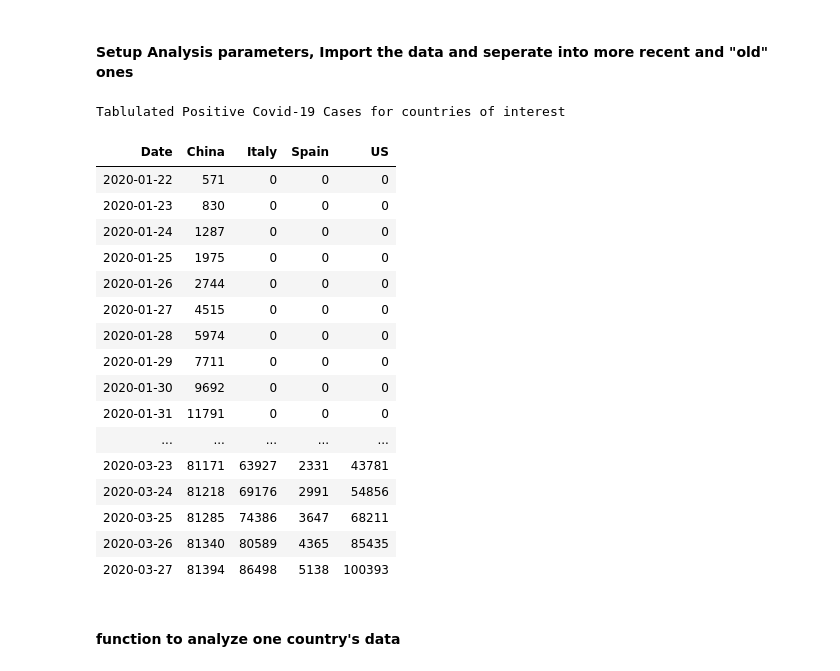
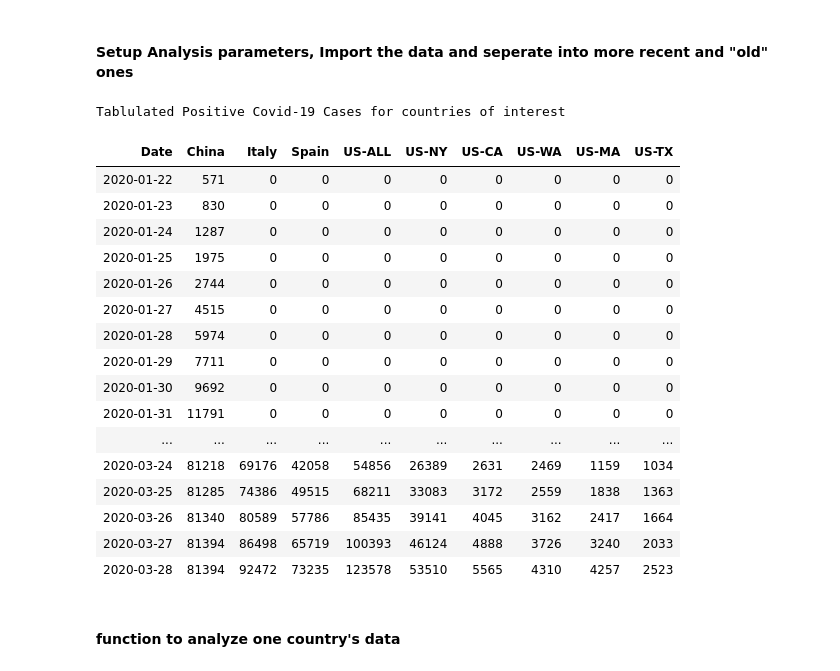
Before and after one commit to DrShen/Covid_19_tracking, a Jupyter notebook: Covid-19 Tracking.ipynb, the cells around one changed output. Drawn from its saved outputs; the diff is of its cells as text; code cells hidden in the pictures.

```diff
--- a/Covid-19 Tracking.ipynb
+++ b/Covid-19 Tracking.ipynb
@@ -33,39 +45,44 @@ def func(x, I0, k):     # a = I0, b = k
 #### Setup Analysis parameters, Import the data and seperate into more recent and "old" ones
 # %%
 start={
-       "China": "2020-01-22",
-       "US"   : "2020-03-01",
-       "Spain": "2020-03-05",
-       "Italy": "2020-02-22"
-    }
-Nback  = 5 # use a number of days to check if trend has changed
+       "China" : "2020-01-22",
+       "Spain" : "2020-03-01",
+       "Italy" : "2020-02-22",
+       "US-ALL": "2020-03-01",
+       "US-NY": "2020-03-01",
+       "US-CA": "2020-03-01",
+       "US-WA": "2020-03-01",
+       "US-MA": "2020-03-01",
+       "US-TX": "2020-03-01"
+}
+Nback  = 7-2 # use a number of days to check if trend has changed
 Nfwd   = 7
 
 # import and print out data
 df = pd.read_csv('data.csv',delim_whitespace=True, parse_dates=True)
 df['Date'] = pd.to_datetime(df['Date'])
 dNow   = datetime.now() - timedelta(days=1)            # today
 print ('Tablulated Positive Covid-19 Cases for countries of interest')
 display(HTML(df.loc[df['Date']<dNow,:].to_html(index=False,float_format="%d",border=2)))
 # %% [output]
 Tablulated Positive Covid-19 Cases for countries of interest
-| Date | China | Italy | Spain | US |
-| 2020-01-22 | 571 | 0 | 0 | 0 |
-| 2020-01-23 | 830 | 0 | 0 | 0 |
-| 2020-01-24 | 1287 | 0 | 0 | 0 |
-| 2020-01-25 | 1975 | 0 | 0 | 0 |
-| 2020-01-26 | 2744 | 0 | 0 | 0 |
-| 2020-01-27 | 4515 | 0 | 0 | 0 |
-| 2020-01-28 | 5974 | 0 | 0 | 0 |
-| 2020-01-29 | 7711 | 0 | 0 | 0 |
-| 2020-01-30 | 9692 | 0 | 0 | 0 |
-| 2020-01-31 | 11791 | 0 | 0 | 0 |
-| ... | ... | ... | ... | ... |
-| 2020-03-23 | 81171 | 63927 | 2331 | 43781 |
-| 2020-03-24 | 81218 | 69176 | 2991 | 54856 |
-| 2020-03-25 | 81285 | 74386 | 3647 | 68211 |
-| 2020-03-26 | 81340 | 80589 | 4365 | 85435 |
-| 2020-03-27 | 81394 | 86498 | 5138 | 100393 |
+| Date | China | Italy | Spain | US-ALL | US-NY | US-CA | US-WA | US-MA | US-TX |
+| 2020-01-22 | 571 | 0 | 0 | 0 | 0 | 0 | 0 | 0 | 0 |
+| 2020-01-23 | 830 | 0 | 0 | 0 | 0 | 0 | 0 | 0 | 0 |
+| 2020-01-24 | 1287 | 0 | 0 | 0 | 0 | 0 | 0 | 0 | 0 |
+| 2020-01-25 | 1975 | 0 | 0 | 0 | 0 | 0 | 0 | 0 | 0 |
+| 2020-01-26 | 2744 | 0 | 0 | 0 | 0 | 0 | 0 | 0 | 0 |
+| 2020-01-27 | 4515 | 0 | 0 | 0 | 0 | 0 | 0 | 0 | 0 |
+| 2020-01-28 | 5974 | 0 | 0 | 0 | 0 | 0 | 0 | 0 | 0 |
+| 2020-01-29 | 7711 | 0 | 0 | 0 | 0 | 0 | 0 | 0 | 0 |
+| 2020-01-30 | 9692 | 0 | 0 | 0 | 0 | 0 | 0 | 0 | 0 |
+| 2020-01-31 | 11791 | 0 | 0 | 0 | 0 | 0 | 0 | 0 | 0 |
+| ... | ... | ... | ... | ... | ... | ... | ... | ... | ... |
+| 2020-03-24 | 81218 | 69176 | 42058 | 54856 | 26389 | 2631 | 2469 | 1159 | 1034 |
+| 2020-03-25 | 81285 | 74386 | 49515 | 68211 | 33083 | 3172 | 2559 | 1838 | 1363 |
+| 2020-03-26 | 81340 | 80589 | 57786 | 85435 | 39141 | 4045 | 3162 | 2417 | 1664 |
+| 2020-03-27 | 81394 | 86498 | 65719 | 100393 | 46124 | 4888 | 3726 | 3240 | 2033 |
+| 2020-03-28 | 81394 | 92472 | 73235 | 123578 | 53510 | 5565 | 4310 | 4257 | 2523 |
 # %% [markdown]
 #### function to analyze one country's data
 # %%
```
Also changed, not shown: parts of 12 cells of this notebook, 2 other files.
